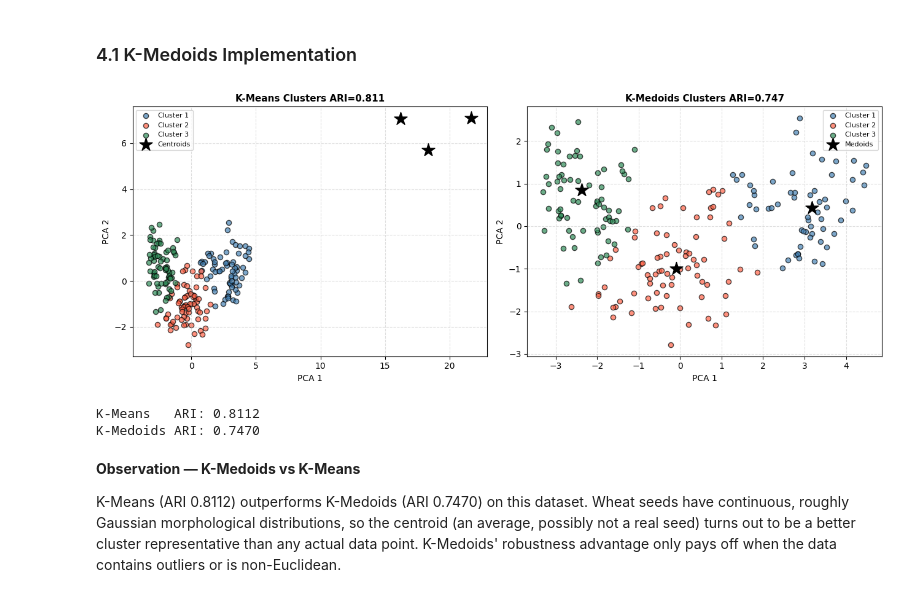
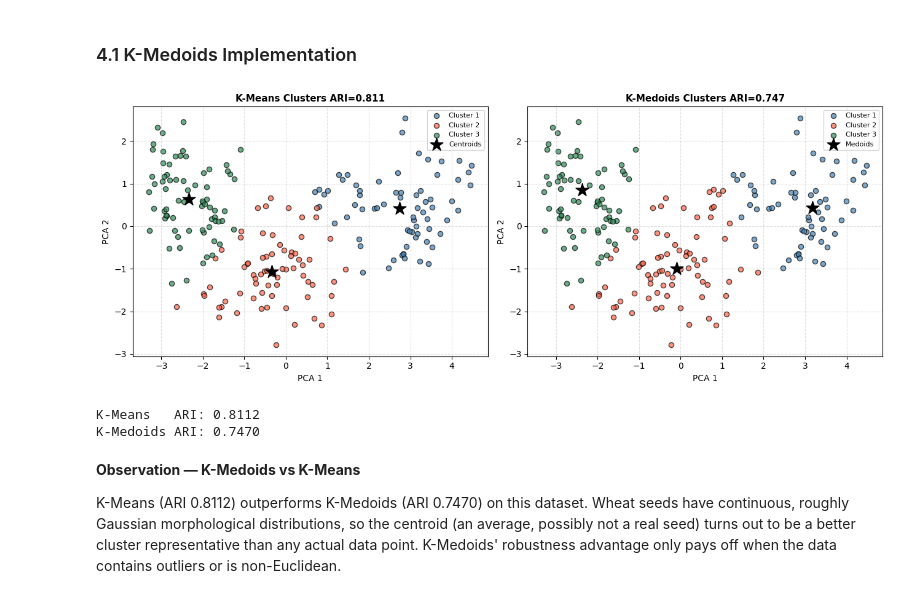
Before and after one commit to Prashan7h/ml-algorithms, a Jupyter notebook: notebooks/07_kmedoids.ipynb, the cells around one changed output. Saved outputs shown, nothing was run; the diff lists cells and outputs as text; code cells hidden in the pictures.

```diff
--- a/notebooks/07_kmedoids.ipynb
+++ b/notebooks/07_kmedoids.ipynb
@@ -164,35 +164,35 @@ def kmeans(X, K, T=100, seed=0):
         cost = sum(np.linalg.norm(X[assign==j]-z[j])**2 for j in range(K) if (assign==j).any())
         cost_hist.append(cost)
         z_new = np.array([X[assign==j].mean(axis=0) if (assign==j).any() else z[j] for j in range(K)])
         if np.allclose(z, z_new): break
         z = z_new
     return assign, z, cost_hist
 
 assign_km, z_km, cost_km = kmeans(X, K=3, T=100, seed=42)
 assign_md, medoid_idx, cost_md = kmedoids(X, K=3, T=50, seed=42)
 
 fig, axes = plt.subplots(1, 2, figsize=(13, 5))
 for ax, assign, title, ari in [
     (axes[0], assign_km, 'K-Means Clusters', adjusted_rand_score(y_true, assign_km)),
     (axes[1], assign_md, 'K-Medoids Clusters', adjusted_rand_score(y_true, assign_md))]:
     for j, col in enumerate(palette):
         m = assign == j
         ax.scatter(X_vis[m,0], X_vis[m,1], c=col, edgecolors='k', s=35, alpha=0.7, label=f'Cluster {j+1}')
     if title == 'K-Means Clusters':
-        z_vis = pca.transform(scaler.inverse_transform(z_km))
+        z_vis = pca.transform(z_km)
         ax.scatter(z_vis[:,0], z_vis[:,1], c='black', marker='*', s=250, zorder=5, label='Centroids')
     else:
         ax.scatter(X_vis[medoid_idx,0], X_vis[medoid_idx,1],
                    c='black', marker='*', s=250, zorder=5, label='Medoids')
     ax.set_title(f'{title} ARI={ari:.3f}', fontsize=11, fontweight='bold')
     ax.set_xlabel('PCA 1'); ax.set_ylabel('PCA 2')
     ax.legend(fontsize=8); ax.grid(True, linestyle='--', alpha=0.4)
 plt.tight_layout(); plt.show()
 
 print(f'K-Means   ARI: {adjusted_rand_score(y_true, assign_km):.4f}')
 print(f'K-Medoids ARI: {adjusted_rand_score(y_true, assign_md):.4f}')
 # %% [output]
-[figure, old version]
+[figure, new version]
 K-Means   ARI: 0.8112
 K-Medoids ARI: 0.7470
 # %% [markdown]
```
Also changed, not shown: 6 other files.
